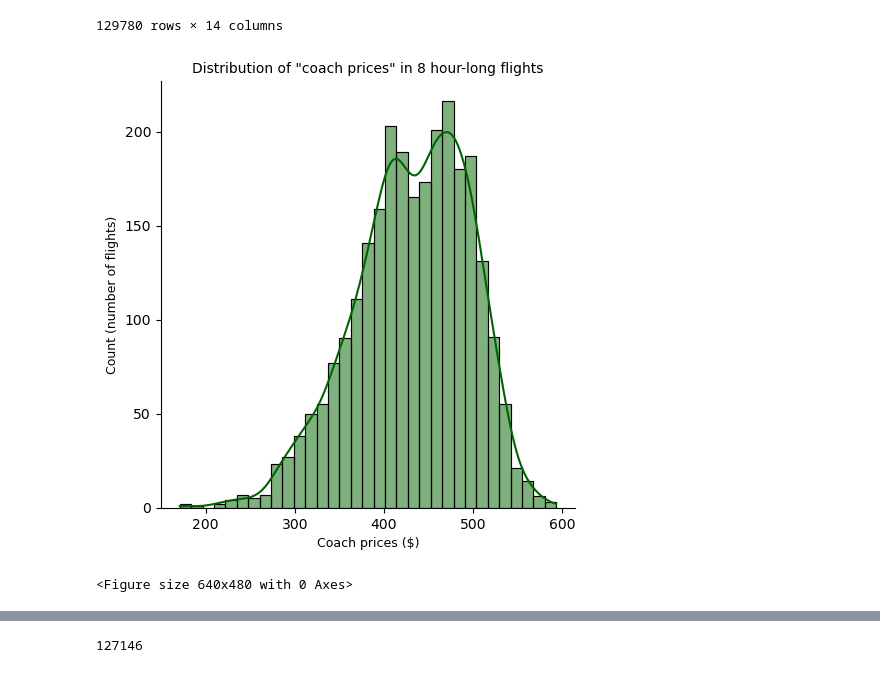
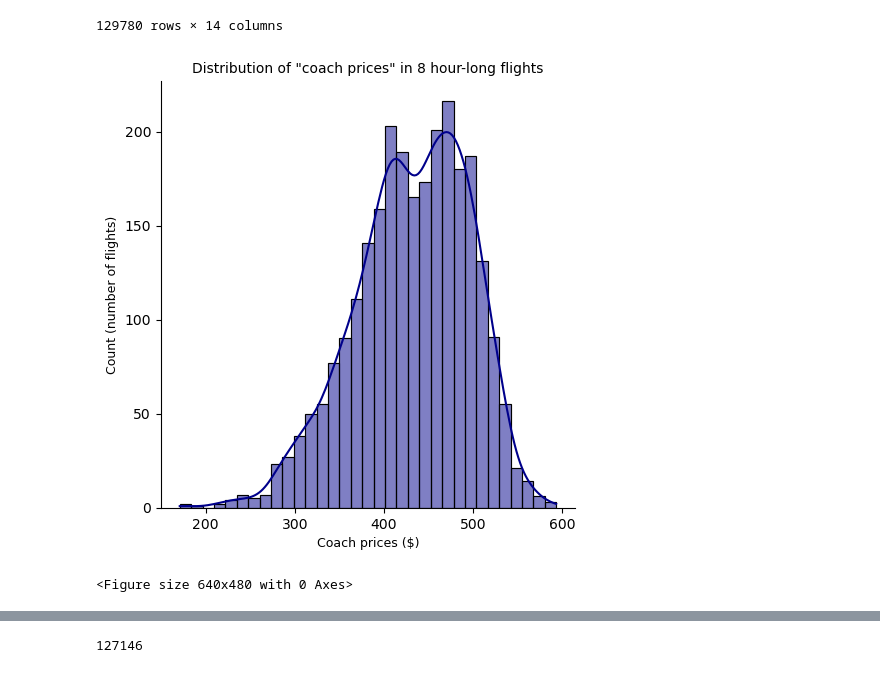
Before and after one commit to LiZoMark841619/Airline_analysis, a Jupyter notebook: Airline_analysis/Airline Analysis.ipynb, the cells around one changed output, grey strips where cells are left out. Drawn from its saved outputs; the diff is of its cells as text; code cells hidden in the pictures.

```diff
--- a/Airline_analysis/Airline Analysis.ipynb
+++ b/Airline_analysis/Airline Analysis.ipynb
@@ -108,13 +108,13 @@ flight.reset_index()
 | 129779 | 129779 | 4005 | 214 | 1490 | No | Yes | Yes | ... |
 129780 rows × 14 columns
 # %%
-sns.displot(flight.coach_price_long, kde=True, color='darkgreen')
+sns.displot(x='coach_price_long', data=flight, kde=True, color='darkblue')
 plt.title('Distribution of "coach prices" in 8 hour-long flights', fontsize=10)
 plt.xlabel('Coach prices ($)', fontsize=9)
 plt.ylabel('Count (number of flights)', fontsize=9)
 plt.show()
 plt.clf()
 # %% [output]
-[figure, old version]
+[figure, new version]
 <Figure size 640x480 with 0 Axes>
 # %%
```
Also changed, not shown: parts of 1 cell of this notebook.
